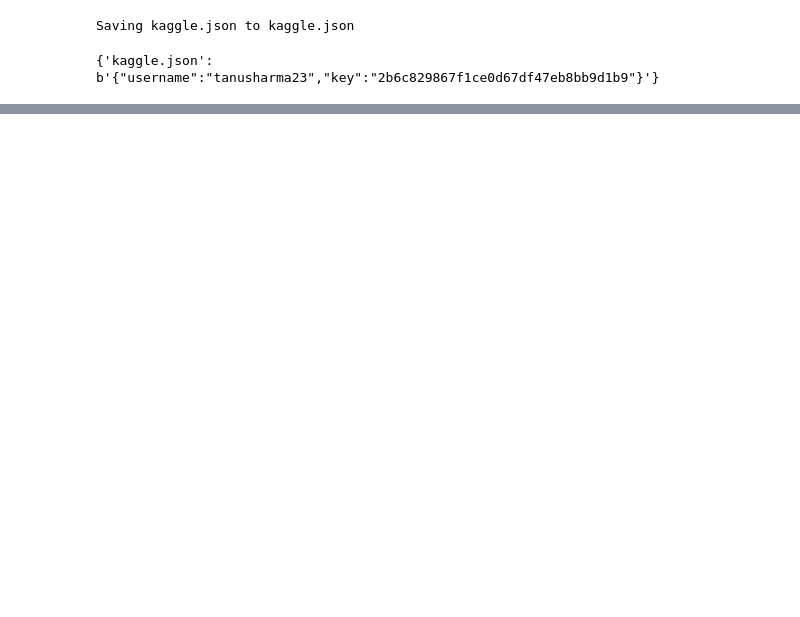
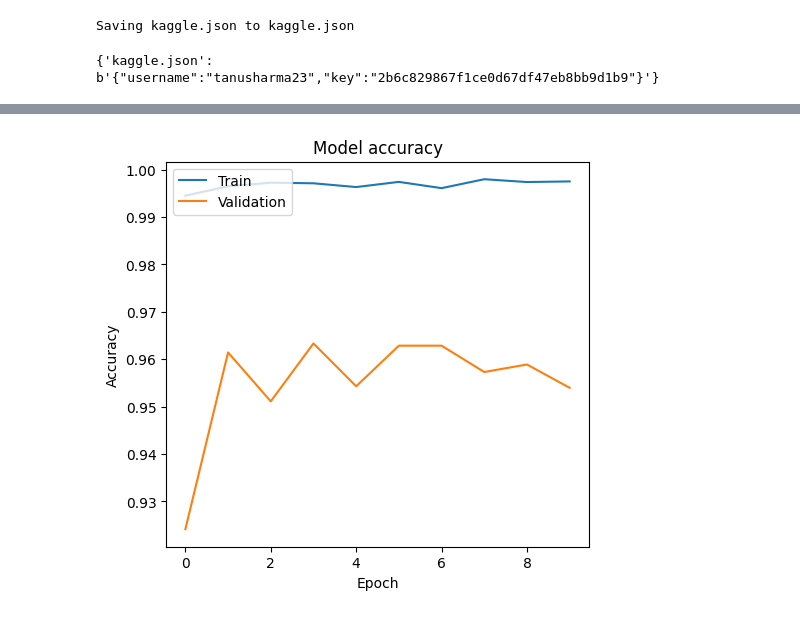
Before and after one commit to tanvisharma8/DS-Project, a Jupyter notebook: chapter_appendix-tools-for-deep-learning/jupyter.ipynb, the cells around one changed output, grey strips where cells are left out. Cells and saved outputs as stored; diff of their text form; code cells hidden in the pictures; blank space fills up the shorter version.

```diff
--- a/chapter_appendix-tools-for-deep-learning/jupyter.ipynb
+++ b/chapter_appendix-tools-for-deep-learning/jupyter.ipynb
@@ -13,0 +72,7 @@ Saving kaggle.json to kaggle.json
+# %%
+test_generator=test_datagen.flow_from_directory(
+    test_dir,
+    target_size=(150,150),
+    batch_size=32,
+    class_mode='binary'
+)
@@ -13,0 +105,18 @@ Saving kaggle.json to kaggle.json
+# %%
+model=Sequential([
+    Conv2D(32,(3,3),activation='relu',input_shape=(150,150,3)),
+    MaxPooling2D(2,2),
+    Conv2D(64,(3,3),activation='relu'),
+    MaxPooling2D(2,2),
+    Flatten(),
+    Dense(128,activation='relu'),
+    Dense(1,activation='sigmoid')
+])
+# %%
+model.compile(optimizer='Adam', loss='binary_crossentropy', metrics=['accuracy'])
+# %%
+history=model.fit(
+    train_generator,
+    epochs=10,
+    validation_data=test_generator
+)
@@ -13,0 +150,12 @@ Saving kaggle.json to kaggle.json
+# %%
+# Plot training & validation accuracy values
+plt.subplot(1, 2, 1)
+plt.plot(history.history['accuracy'])
+plt.plot(history.history['val_accuracy'])
+plt.title('Model accuracy')
+plt.ylabel('Accuracy')
+plt.xlabel('Epoch')
+plt.legend(['Train', 'Validation'], loc='upper left')
+plt.show()
+# %% [output]
+[figure, added]
```
Also changed, not shown: parts of 11 cells of this notebook.
